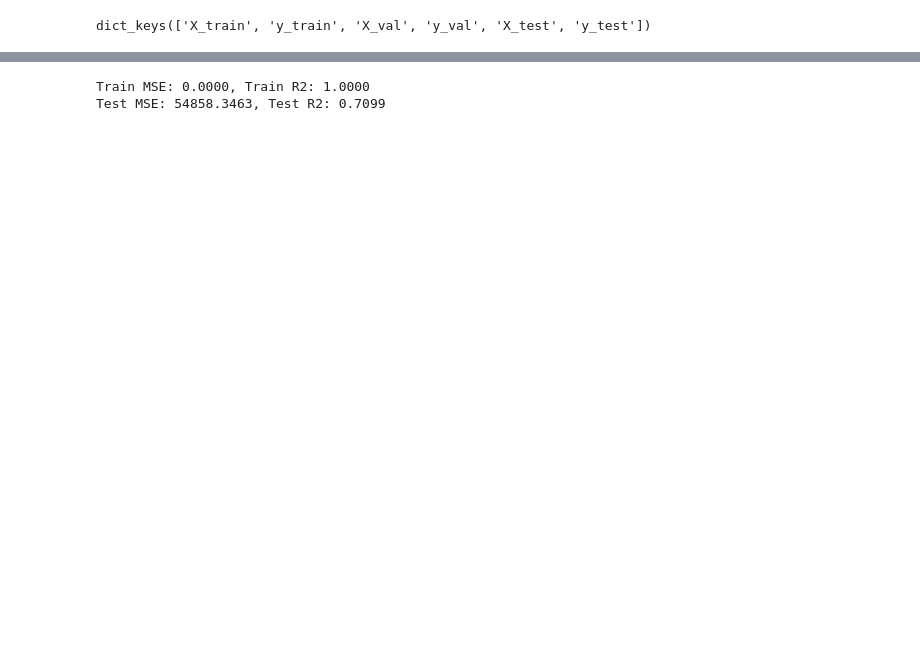
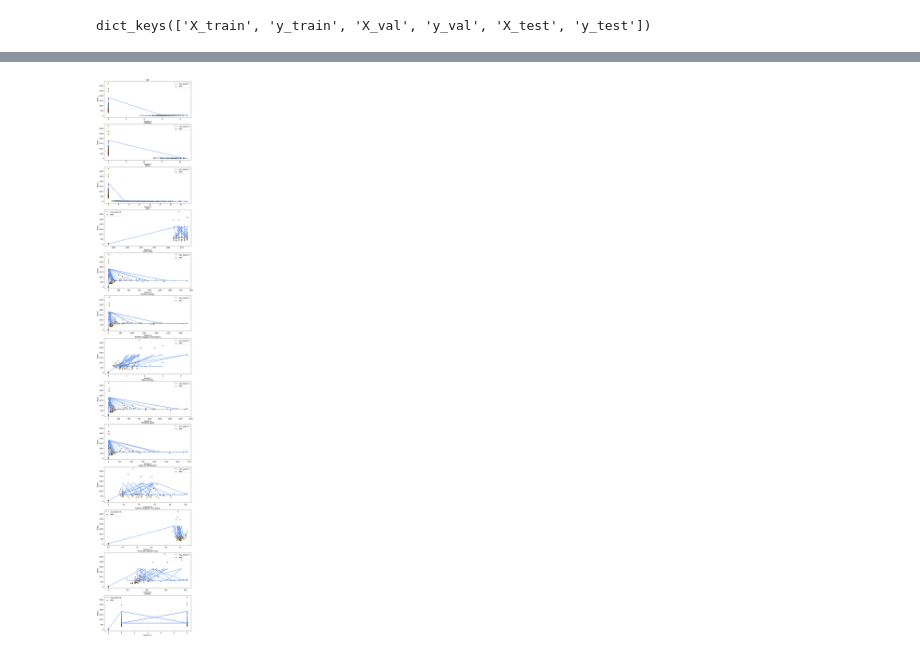
Before and after one commit to manami-16/boston-housing-analysis, a Jupyter notebook: Decision_Tree.ipynb, the cells around one changed output, grey strips where cells are left out. Saved outputs shown, nothing was run; the diff lists cells and outputs as text; code cells hidden in the pictures; blank space fills up the shorter version.

```diff
--- a/Decision_Tree.ipynb
+++ b/Decision_Tree.ipynb
@@ -33,20 +99,19 @@ plt.show()
-# %%
-# Calculating the train and test MSE
-y_pred_train = market_tree.predict(X_train)
-mse_train = mean_squared_error(y_train, y_pred_train)
-
-y_pred_test = market_tree.predict(X_test)
-mse_test = mean_squared_error(y_test, y_pred_test)
-
-# Predict r2 score on the train and test sets
-y_train_pred = dt.predict(X_train)
-r2_train = r2_score(y_train, y_train_pred)
-
-y_test_pred = dt.predict(X_test)
-r2_test = r2_score(y_test, y_test_pred)
-
-print(f"Train MSE: {mse_train:.4f}, Train R2: {r2_train:.4f}")
-print(f"Test MSE: {mse_test:.4f}, Test R2: {r2_test:.4f}")
-# %% [output]
-Train MSE: 0.0000, Train R2: 1.0000
-Test MSE: 54858.3463, Test R2: 0.7099
+# %%
+import matplotlib.pyplot as plt
+
+# Assuming n is the number of features in your dataset
+n = X_train.shape[1]
+
+fig, axes = plt.subplots(n, 1, figsize=(10, 5 * n))
+
+for i in range(n):
+    axes[i].scatter(X_train.iloc[:, i], y_train, s=20, edgecolor="black", c="darkorange", label="data")
+    axes[i].plot(X_train.iloc[:, i], y_1_train, color="cornflowerblue", label="max_depth=7", linewidth=2)
+    axes[i].set_xlabel(f"Feature {i+1}")
+    axes[i].set_ylabel("Target")
+    axes[i].set_title(list(X_train.columns)[i])
+    axes[i].legend()
+
+plt.show()
+# %% [output]
+[figure, added]
```
Also changed, not shown: parts of 7 cells of this notebook, 3 other files.
